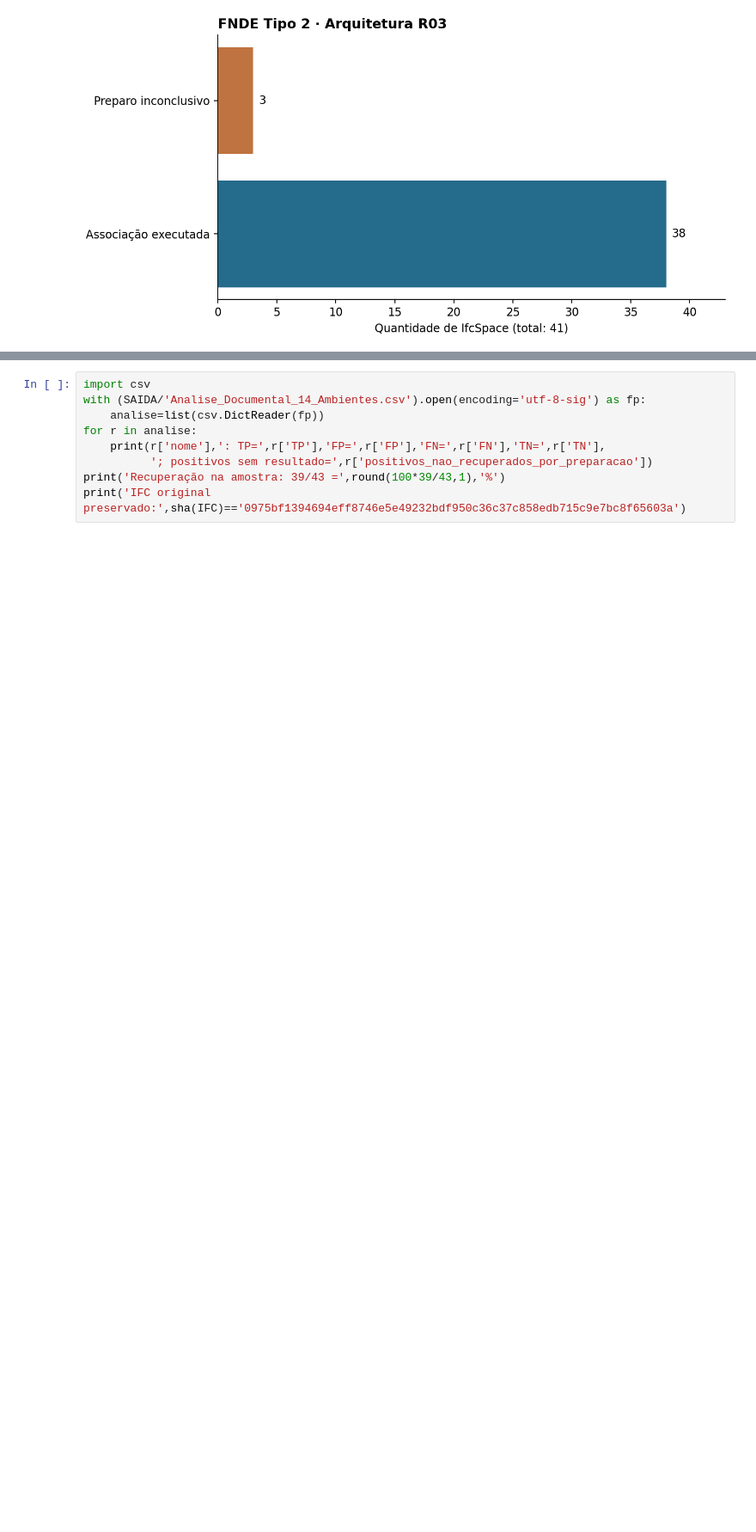
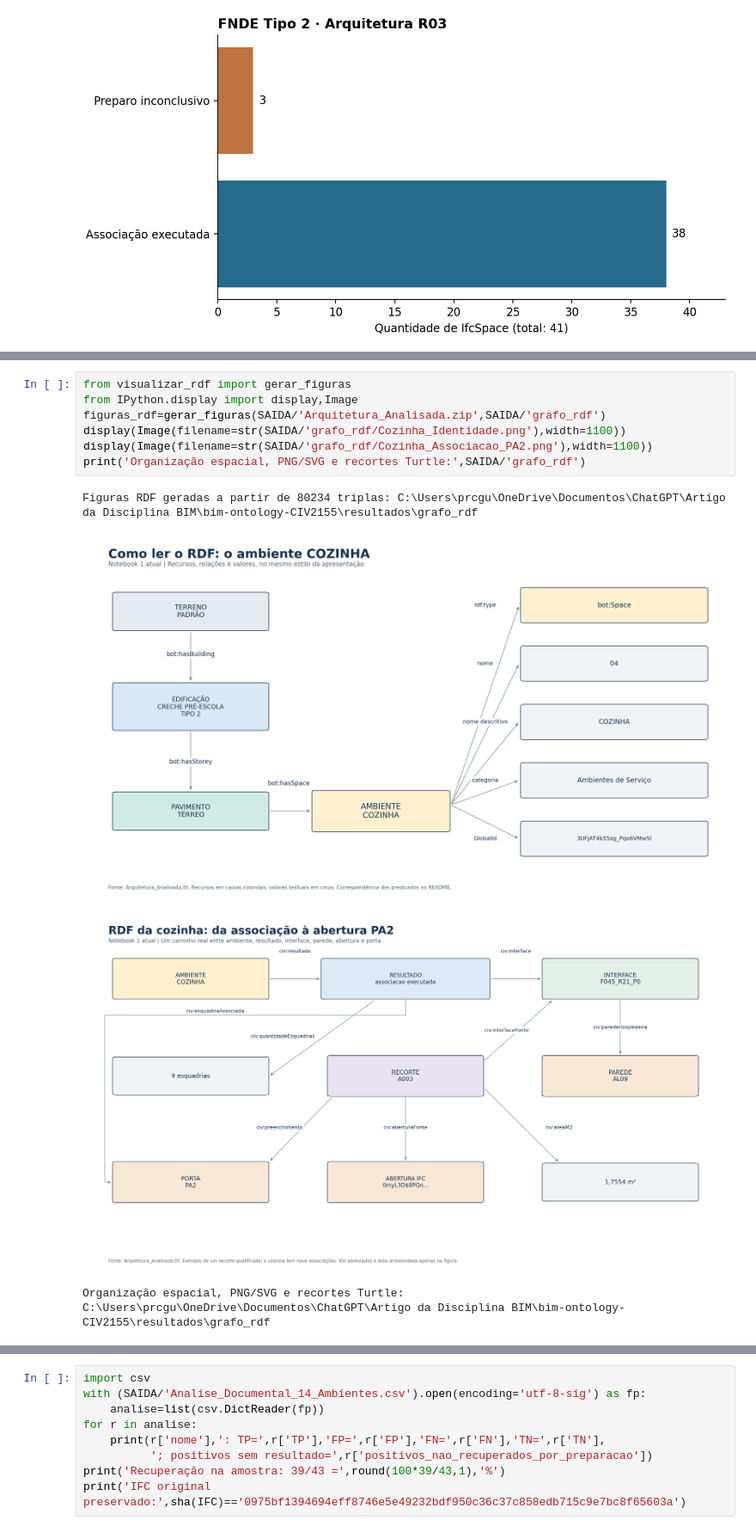
Before and after one commit to prcgui/bim-ontology-CIV2155, a Jupyter notebook: notebooks/01_Arquitetura_IFC_RDF.ipynb, the cells around one changed output, grey strips where cells are left out. Shown at 86% size. Cells and saved outputs as stored; diff of their text form; blank space fills up the shorter version.

Commit message:
Publicar explorador e figuras RDF em caixas no Notebook 1

```diff
--- a/notebooks/01_Arquitetura_IFC_RDF.ipynb
+++ b/notebooks/01_Arquitetura_IFC_RDF.ipynb
@@ -192 +200,13 @@ Pares ambiente–esquadria consultados: 101
+# %%
+from visualizar_rdf import gerar_figuras
+from IPython.display import display,Image
+figuras_rdf=gerar_figuras(SAIDA/'Arquitetura_Analisada.zip',SAIDA/'grafo_rdf')
+display(Image(filename=str(SAIDA/'grafo_rdf/Cozinha_Identidade.png'),width=1100))
+display(Image(filename=str(SAIDA/'grafo_rdf/Cozinha_Associacao_PA2.png'),width=1100))
+print('Organização espacial, PNG/SVG e recortes Turtle:',SAIDA/'grafo_rdf')
+# %% [output]
+Figuras RDF geradas a partir de 80234 triplas: C:\Users\prcgu\OneDrive\Documentos\ChatGPT\Artigo da Disciplina BIM\bim-ontology-CIV2155\resultados\grafo_rdf
+[figure, added]
+[figure, added]
+Organização espacial, PNG/SVG e recortes Turtle: C:\Users\prcgu\OneDrive\Documentos\ChatGPT\Artigo da Disciplina BIM\bim-ontology-CIV2155\resultados\grafo_rdf
 # %% [markdown]
```
Also changed, not shown: parts of 3 cells of this notebook, 18 other files.
